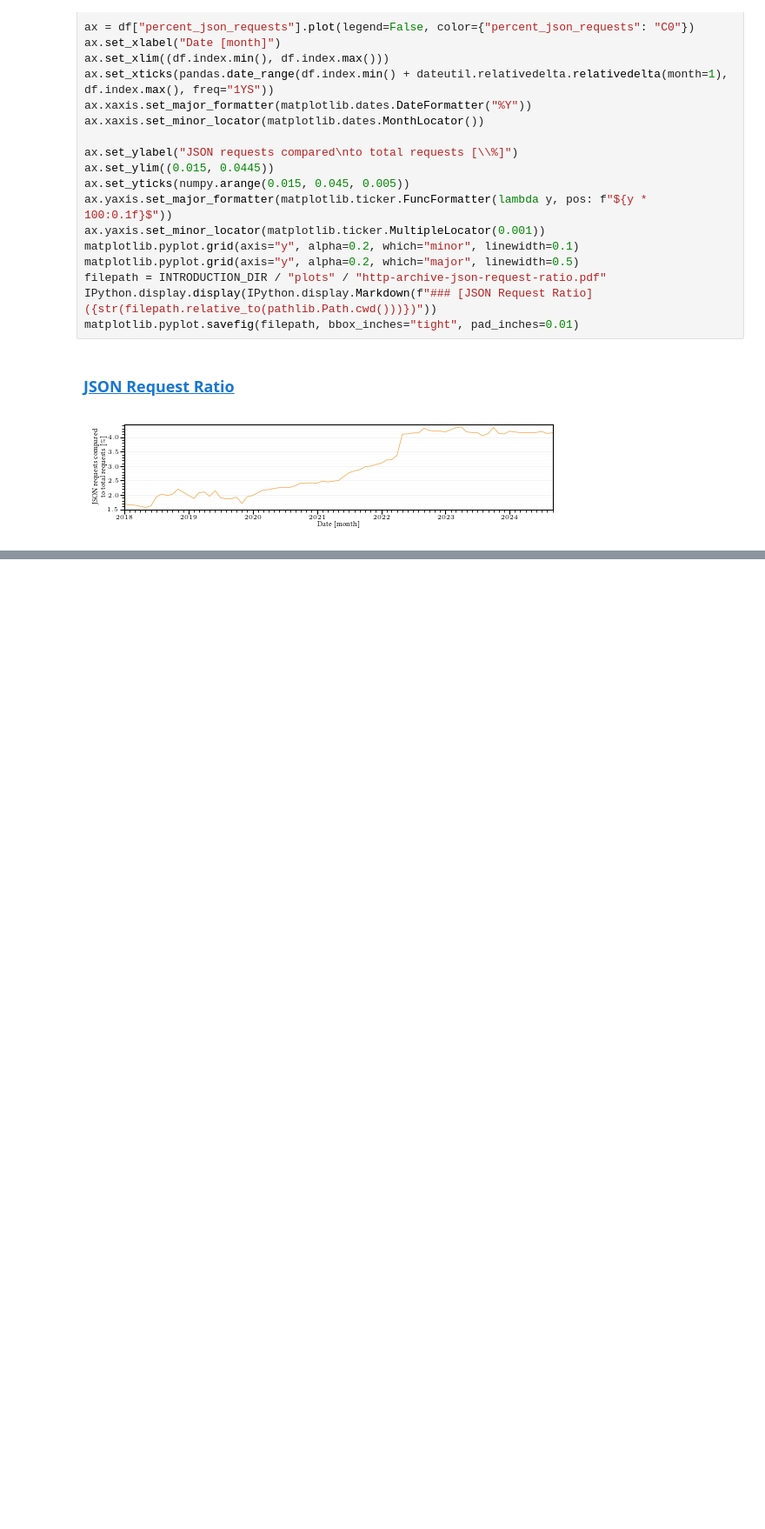
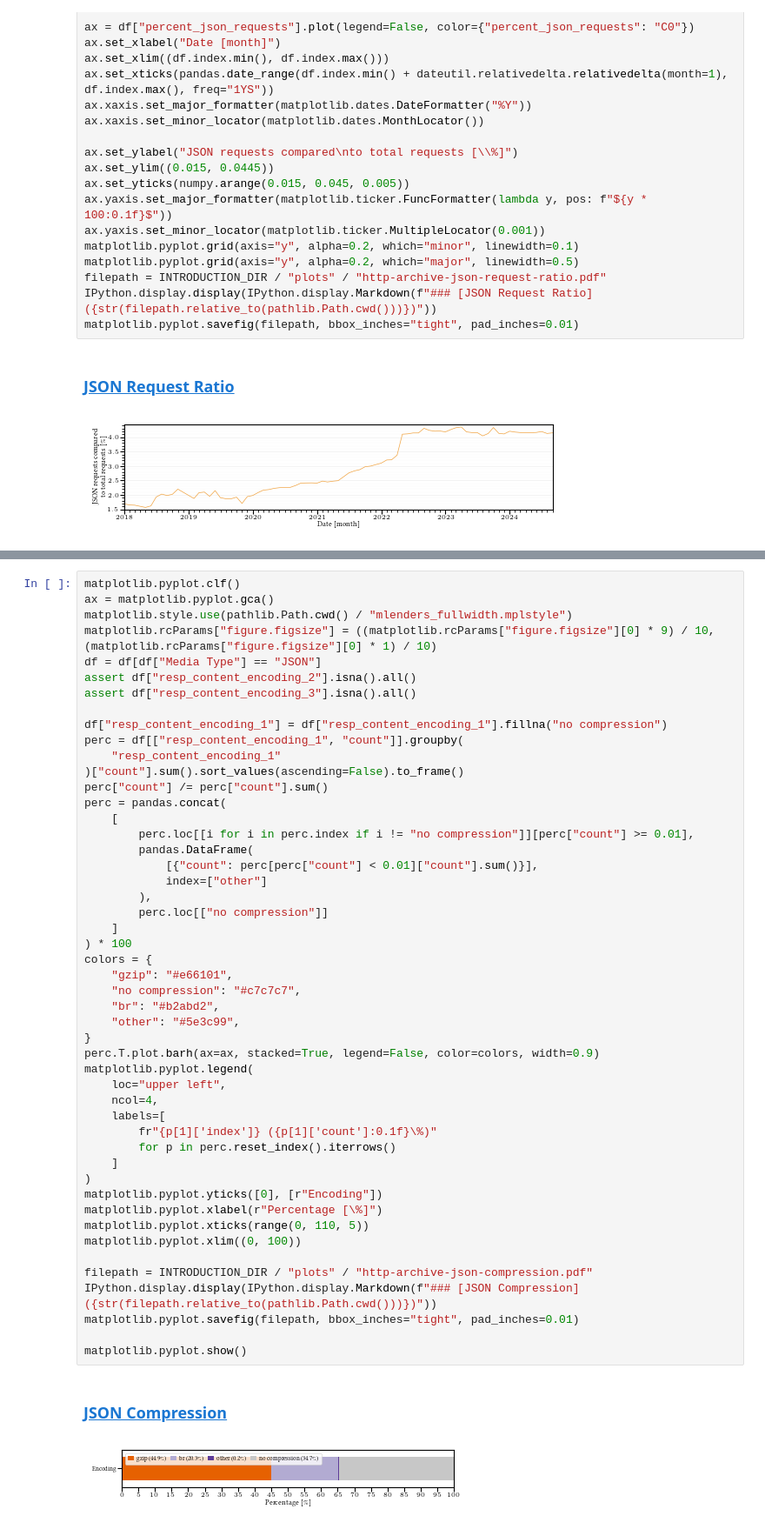
Before and after one commit to miri64/artifacts-tnsm26-cbor-dns-eval, a Jupyter notebook: 01_introduction.ipynb, the cells around one changed output, grey strips where cells are left out. Shown at 87% size. Saved outputs shown, nothing was run; the diff lists cells and outputs as text; blank space fills up the shorter version.

```diff
--- a/01_introduction.ipynb
+++ b/01_introduction.ipynb
@@ -184,0 +248,52 @@ matplotlib.pyplot.savefig(filepath, bbox_inches="tight", pad_inches=0.01)
+# %%
+matplotlib.pyplot.clf()
+ax = matplotlib.pyplot.gca()
+matplotlib.style.use(pathlib.Path.cwd() / "mlenders_fullwidth.mplstyle")
+matplotlib.rcParams["figure.figsize"] = ((matplotlib.rcParams["figure.figsize"][0] * 9) / 10, (matplotlib.rcParams["figure.figsize"][0] * 1) / 10)
+df = df[df["Media Type"] == "JSON"]
+assert df["resp_content_encoding_2"].isna().all()
+assert df["resp_content_encoding_3"].isna().all()
+
+df["resp_content_encoding_1"] = df["resp_content_encoding_1"].fillna("no compression")
+perc = df[["resp_content_encoding_1", "count"]].groupby(
+    "resp_content_encoding_1"
+)["count"].sum().sort_values(ascending=False).to_frame()
+perc["count"] /= perc["count"].sum()
+perc = pandas.concat(
+    [
+        perc.loc[[i for i in perc.index if i != "no compression"]][perc["count"] >= 0.01],
+        pandas.DataFrame(
+            [{"count": perc[perc["count"] < 0.01]["count"].sum()}],
+            index=["other"]
+        ),
+        perc.loc[["no compression"]]
+    ]
+) * 100
+colors = {
+    "gzip": "#e66101",
+    "no compression": "#c7c7c7",
+    "br": "#b2abd2",
+    "other": "#5e3c99",
+}
+perc.T.plot.barh(ax=ax, stacked=True, legend=False, color=colors, width=0.9)
+matplotlib.pyplot.legend(
+    loc="upper left",
+    ncol=4,
+    labels=[
+        fr"{p[1]['index']} ({p[1]['count']:0.1f}\%)"
+        for p in perc.reset_index().iterrows()
+    ]
+)
+matplotlib.pyplot.yticks([0], [r"Encoding"])
+matplotlib.pyplot.xlabel(r"Percentage [\%]")
+matplotlib.pyplot.xticks(range(0, 110, 5))
+matplotlib.pyplot.xlim((0, 100))
+
+filepath = INTRODUCTION_DIR / "plots" / "http-archive-json-compression.pdf"
+IPython.display.display(IPython.display.Markdown(f"### [JSON Compression]({str(filepath.relative_to(pathlib.Path.cwd()))})"))
+matplotlib.pyplot.savefig(filepath, bbox_inches="tight", pad_inches=0.01)
+
+matplotlib.pyplot.show()
+# %% [output]
+### [JSON Compression](01_introduction/plots/http-archive-json-compression.pdf)
+[figure, added]
```
Also changed, not shown: parts of 4 cells of this notebook, 4 other files.
